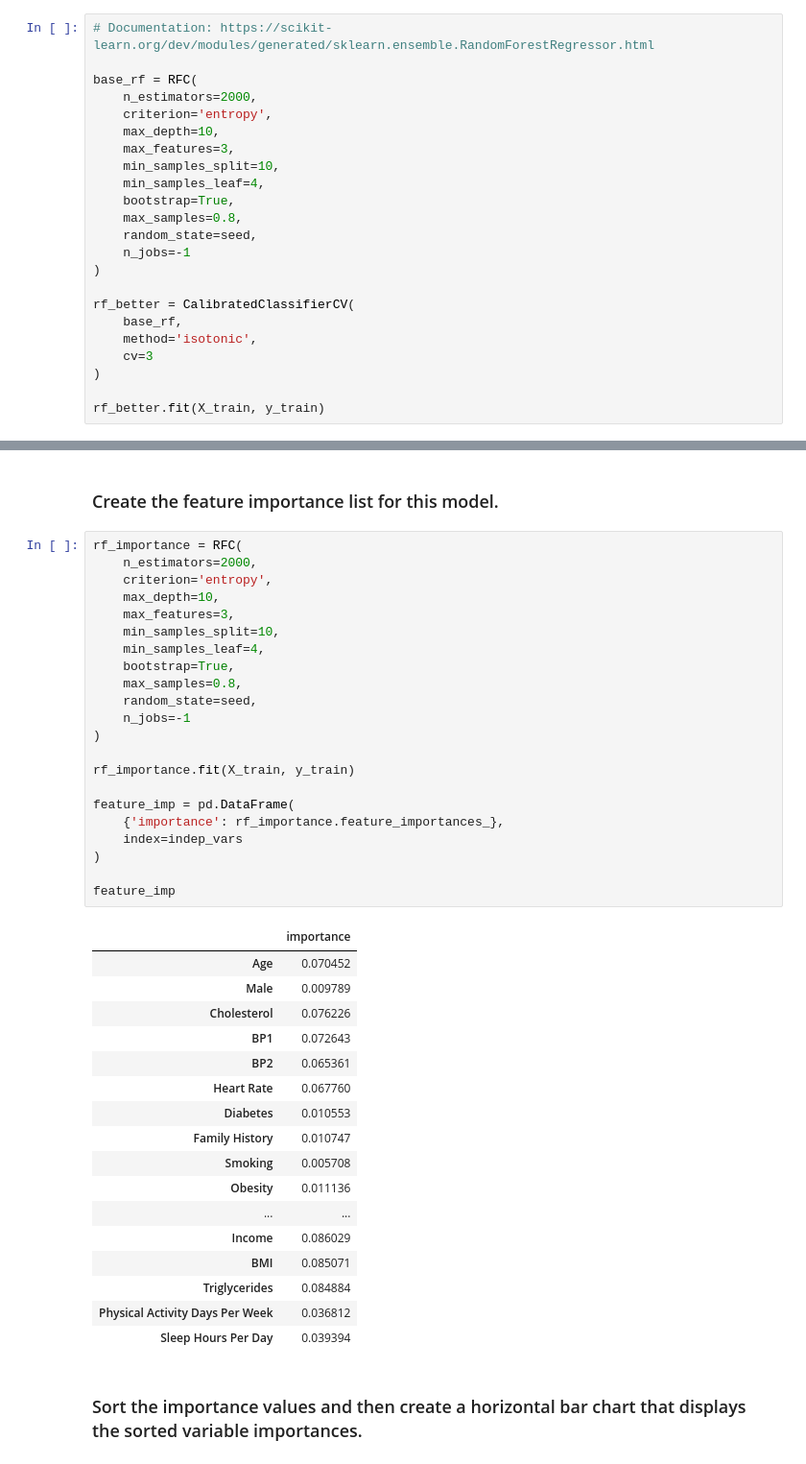
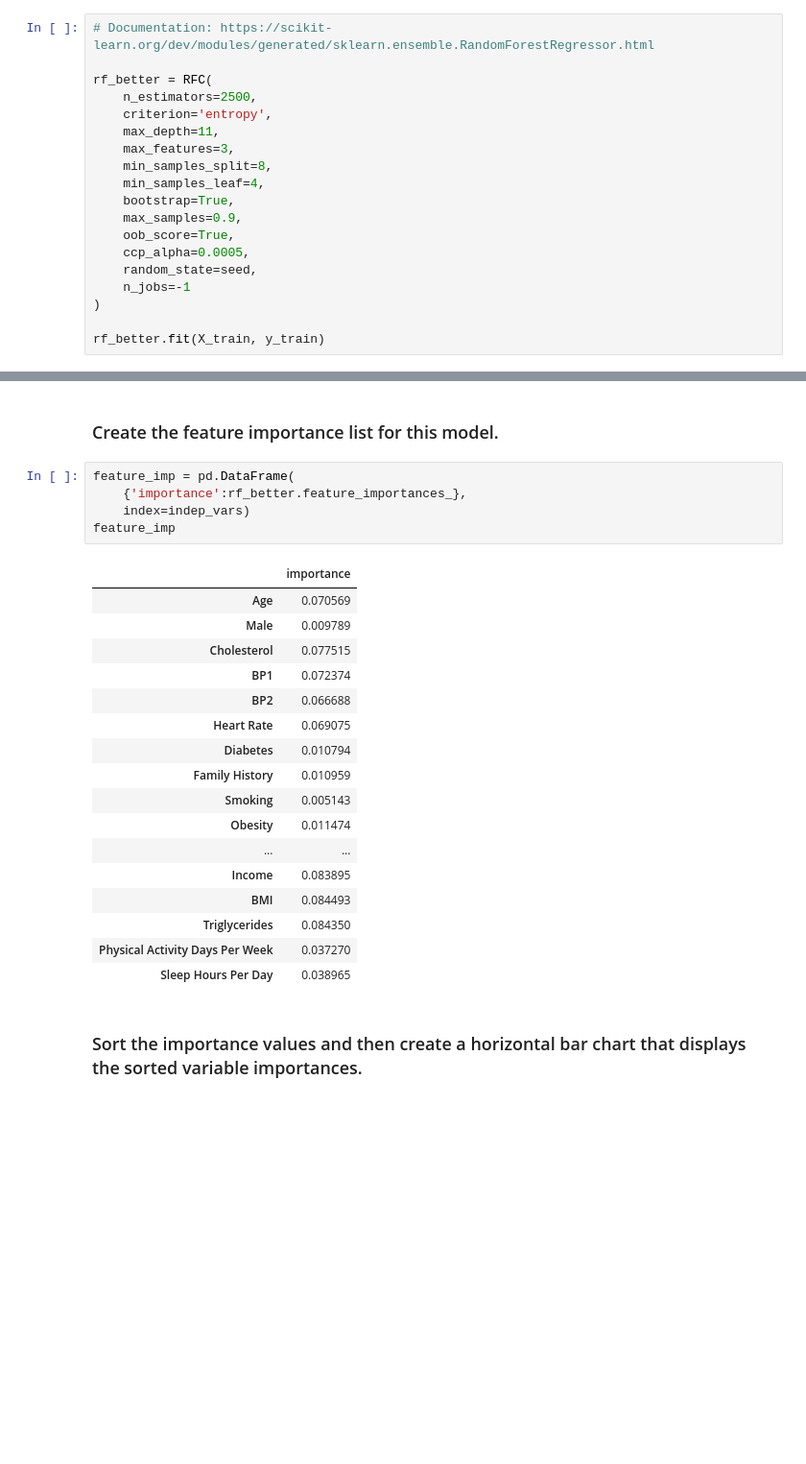
Before and after one commit to Uconn-MattHuang/code_2600, a Jupyter notebook: mod08_rf.ipynb, the cells around one changed output, grey strips where cells are left out. Shown at 96% size. Drawn from its saved outputs; the diff is of its cells as text; blank space fills up the shorter version.

```diff
--- a/mod08_rf.ipynb
+++ b/mod08_rf.ipynb
@@ -244,24 +243,20 @@ You will be scored according to how well it performs on an unseen holdout set.
 # %%
 # Documentation: https://scikit-learn.org/dev/modules/generated/sklearn.ensemble.RandomForestRegressor.html
 
-base_rf = RFC(
-    n_estimators=2000,
+rf_better = RFC(
+    n_estimators=2500,
     criterion='entropy',
-    max_depth=10,
+    max_depth=11,
     max_features=3,
-    min_samples_split=10,
+    min_samples_split=8,
     min_samples_leaf=4,
     bootstrap=True,
-    max_samples=0.8,
+    max_samples=0.9,
+    oob_score=True,
+    ccp_alpha=0.0005,
     random_state=seed,
     n_jobs=-1
 )
 
-rf_better = CalibratedClassifierCV(
-    base_rf,
-    method='isotonic',
-    cv=3
-)
-
 rf_better.fit(X_train, y_train)
 # %% [output]
@@ -287,45 +275,28 @@ print(log_loss_oob)
 # %% [markdown]
 ### Create the feature importance list for this model.
 # %%
-rf_importance = RFC(
-    n_estimators=2000,
-    criterion='entropy',
-    max_depth=10,
-    max_features=3,
-    min_samples_split=10,
-    min_samples_leaf=4,
-    bootstrap=True,
-    max_samples=0.8,
-    random_state=seed,
-    n_jobs=-1
-)
-
-rf_importance.fit(X_train, y_train)
-
 feature_imp = pd.DataFrame(
-    {'importance': rf_importance.feature_importances_},
-    index=indep_vars
-)
-
+    {'importance':rf_better.feature_importances_},
+    index=indep_vars)
 feature_imp
 # %% [output]
 |  | importance |
-| Age | 0.070452 |
+| Age | 0.070569 |
 | Male | 0.009789 |
-| Cholesterol | 0.076226 |
-| BP1 | 0.072643 |
-| BP2 | 0.065361 |
-| Heart Rate | 0.067760 |
-| Diabetes | 0.010553 |
-| Family History | 0.010747 |
-| Smoking | 0.005708 |
-| Obesity | 0.011136 |
+| Cholesterol | 0.077515 |
+| BP1 | 0.072374 |
+| BP2 | 0.066688 |
+| Heart Rate | 0.069075 |
+| Diabetes | 0.010794 |
+| Family History | 0.010959 |
+| Smoking | 0.005143 |
+| Obesity | 0.011474 |
 | ... | ... |
-| Income | 0.086029 |
-| BMI | 0.085071 |
-| Triglycerides | 0.084884 |
-| Physical Activity Days Per Week | 0.036812 |
-| Sleep Hours Per Day | 0.039394 |
+| Income | 0.083895 |
+| BMI | 0.084493 |
+| Triglycerides | 0.084350 |
+| Physical Activity Days Per Week | 0.037270 |
+| Sleep Hours Per Day | 0.038965 |
 # %% [markdown]
 ### Sort the importance values and then create a horizontal bar chart that displays the sorted variable importances.
 # %%
```
Also changed, not shown: parts of 4 cells of this notebook.
